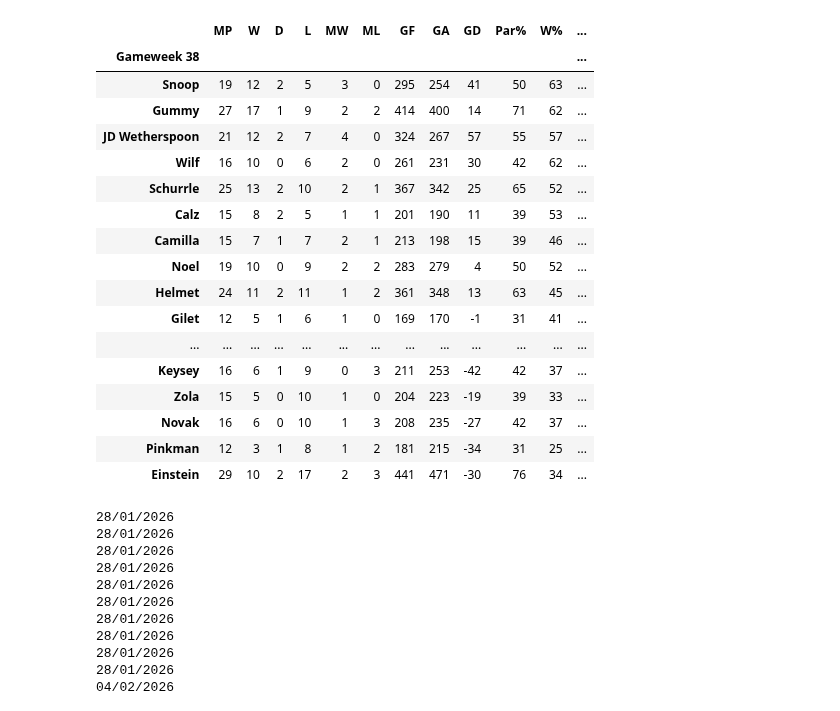
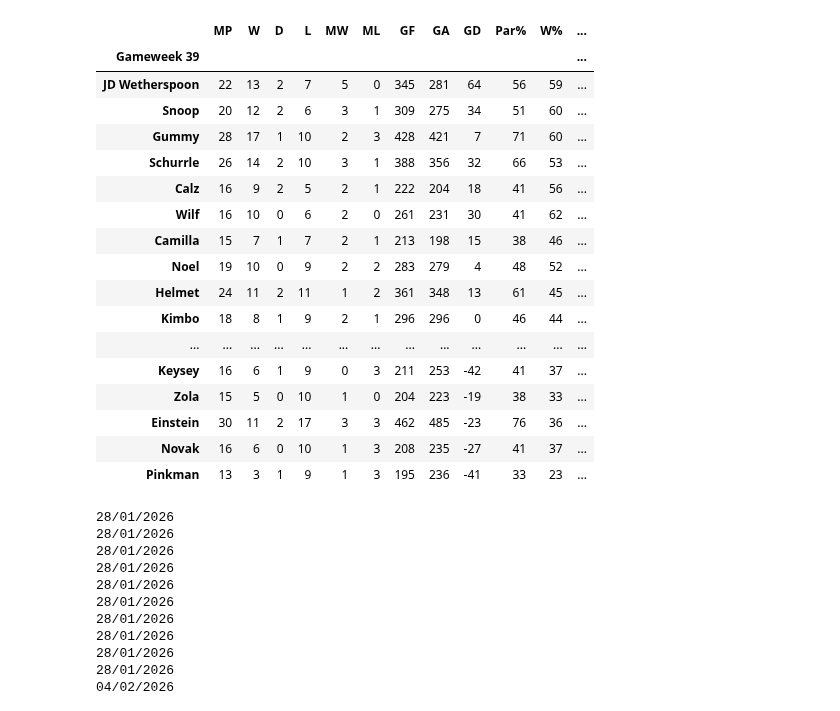
Before and after one commit to Deadlocked2/football_table, a Jupyter notebook: code/LatchTable.ipynb, the cells around one changed output. Cells and saved outputs as stored; diff of their text form; code cells hidden in the pictures.

```diff
--- a/code/LatchTable.ipynb
+++ b/code/LatchTable.ipynb
@@ -107,35 +107,35 @@ totals = get_totals(raw_data)
 # %%
 """
 Join tables
 Drops unwanted columns
 Puts columns in the correct order
 """
 table = totals.merge(form,on='Name').rename(columns={"Result":"Form"})
 table.index = table.Name
 table = table[['MP', 'W', 'D', 'L','MW', 'ML', 'GF', 'GA','GD','Par%','W%','Pts','Form']]
 table.index.names = [gameweek]
-table.dfi.export('../outputs/table.png')
+#table.dfi.export('../outputs/table.png')
 #table.dfi.export('../outputs/table.png', table_conversion='matplotlib')
 table#.sort_values(by=['MP'],ascending=False)
 # %% [output]
 |  | MP | W | D | L | MW | ML | GF | GA | GD | Par% | W% | ... |
-| Gameweek 38 |  |  |  |  |  |  |  |  |  |  |  | ... |
-| Snoop | 19 | 12 | 2 | 5 | 3 | 0 | 295 | 254 | 41 | 50 | 63 | ... |
-| Gummy | 27 | 17 | 1 | 9 | 2 | 2 | 414 | 400 | 14 | 71 | 62 | ... |
-| JD Wetherspoon | 21 | 12 | 2 | 7 | 4 | 0 | 324 | 267 | 57 | 55 | 57 | ... |
-| Wilf | 16 | 10 | 0 | 6 | 2 | 0 | 261 | 231 | 30 | 42 | 62 | ... |
-| Schurrle | 25 | 13 | 2 | 10 | 2 | 1 | 367 | 342 | 25 | 65 | 52 | ... |
-| Calz | 15 | 8 | 2 | 5 | 1 | 1 | 201 | 190 | 11 | 39 | 53 | ... |
-| Camilla | 15 | 7 | 1 | 7 | 2 | 1 | 213 | 198 | 15 | 39 | 46 | ... |
-| Noel | 19 | 10 | 0 | 9 | 2 | 2 | 283 | 279 | 4 | 50 | 52 | ... |
-| Helmet | 24 | 11 | 2 | 11 | 1 | 2 | 361 | 348 | 13 | 63 | 45 | ... |
-| Gilet | 12 | 5 | 1 | 6 | 1 | 0 | 169 | 170 | -1 | 31 | 41 | ... |
+| Gameweek 39 |  |  |  |  |  |  |  |  |  |  |  | ... |
+| JD Wetherspoon | 22 | 13 | 2 | 7 | 5 | 0 | 345 | 281 | 64 | 56 | 59 | ... |
+| Snoop | 20 | 12 | 2 | 6 | 3 | 1 | 309 | 275 | 34 | 51 | 60 | ... |
+| Gummy | 28 | 17 | 1 | 10 | 2 | 3 | 428 | 421 | 7 | 71 | 60 | ... |
+| Schurrle | 26 | 14 | 2 | 10 | 3 | 1 | 388 | 356 | 32 | 66 | 53 | ... |
+| Calz | 16 | 9 | 2 | 5 | 2 | 1 | 222 | 204 | 18 | 41 | 56 | ... |
+| Wilf | 16 | 10 | 0 | 6 | 2 | 0 | 261 | 231 | 30 | 41 | 62 | ... |
+| Camilla | 15 | 7 | 1 | 7 | 2 | 1 | 213 | 198 | 15 | 38 | 46 | ... |
+| Noel | 19 | 10 | 0 | 9 | 2 | 2 | 283 | 279 | 4 | 48 | 52 | ... |
+| Helmet | 24 | 11 | 2 | 11 | 1 | 2 | 361 | 348 | 13 | 61 | 45 | ... |
+| Kimbo | 18 | 8 | 1 | 9 | 2 | 1 | 296 | 296 | 0 | 46 | 44 | ... |
 | ... | ... | ... | ... | ... | ... | ... | ... | ... | ... | ... | ... | ... |
-| Keysey | 16 | 6 | 1 | 9 | 0 | 3 | 211 | 253 | -42 | 42 | 37 | ... |
-| Zola | 15 | 5 | 0 | 10 | 1 | 0 | 204 | 223 | -19 | 39 | 33 | ... |
-| Novak | 16 | 6 | 0 | 10 | 1 | 3 | 208 | 235 | -27 | 42 | 37 | ... |
-| Pinkman | 12 | 3 | 1 | 8 | 1 | 2 | 181 | 215 | -34 | 31 | 25 | ... |
-| Einstein | 29 | 10 | 2 | 17 | 2 | 3 | 441 | 471 | -30 | 76 | 34 | ... |
+| Keysey | 16 | 6 | 1 | 9 | 0 | 3 | 211 | 253 | -42 | 41 | 37 | ... |
+| Zola | 15 | 5 | 0 | 10 | 1 | 0 | 204 | 223 | -19 | 38 | 33 | ... |
+| Einstein | 30 | 11 | 2 | 17 | 3 | 3 | 462 | 485 | -23 | 76 | 36 | ... |
+| Novak | 16 | 6 | 0 | 10 | 1 | 3 | 208 | 235 | -27 | 41 | 37 | ... |
+| Pinkman | 13 | 3 | 1 | 9 | 1 | 3 | 195 | 236 | -41 | 33 | 23 | ... |
 # %%
 from datetime import datetime, timedelta
 
```
Also changed, not shown: parts of 1 cell of this notebook, 1 other file.
